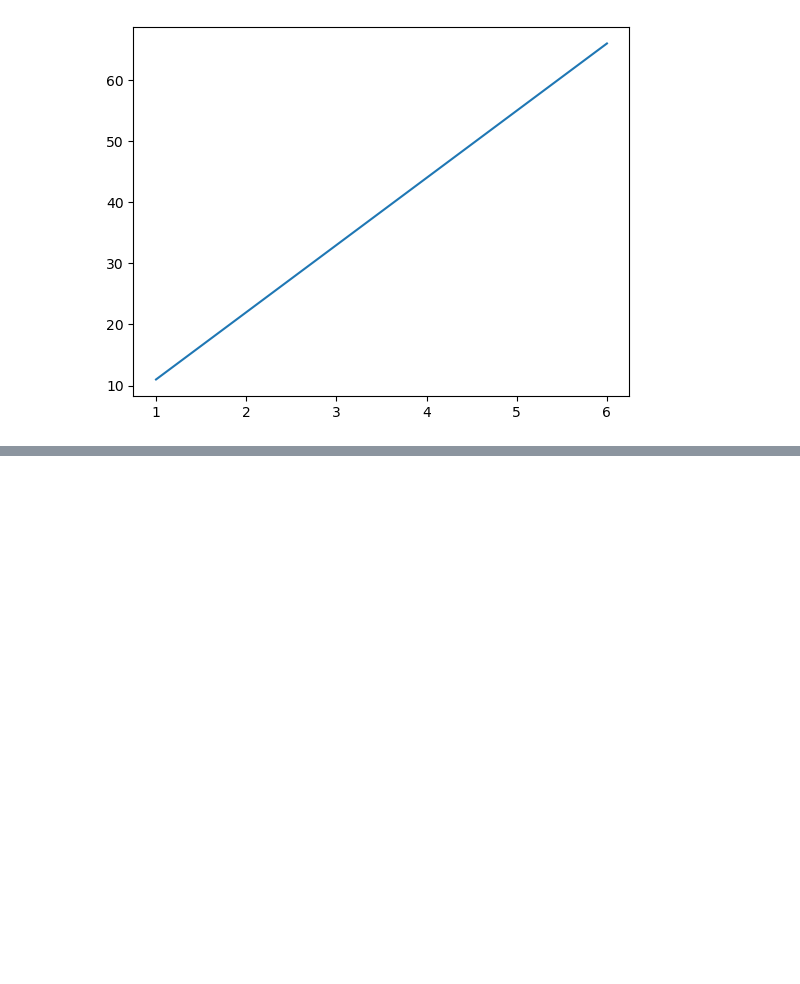
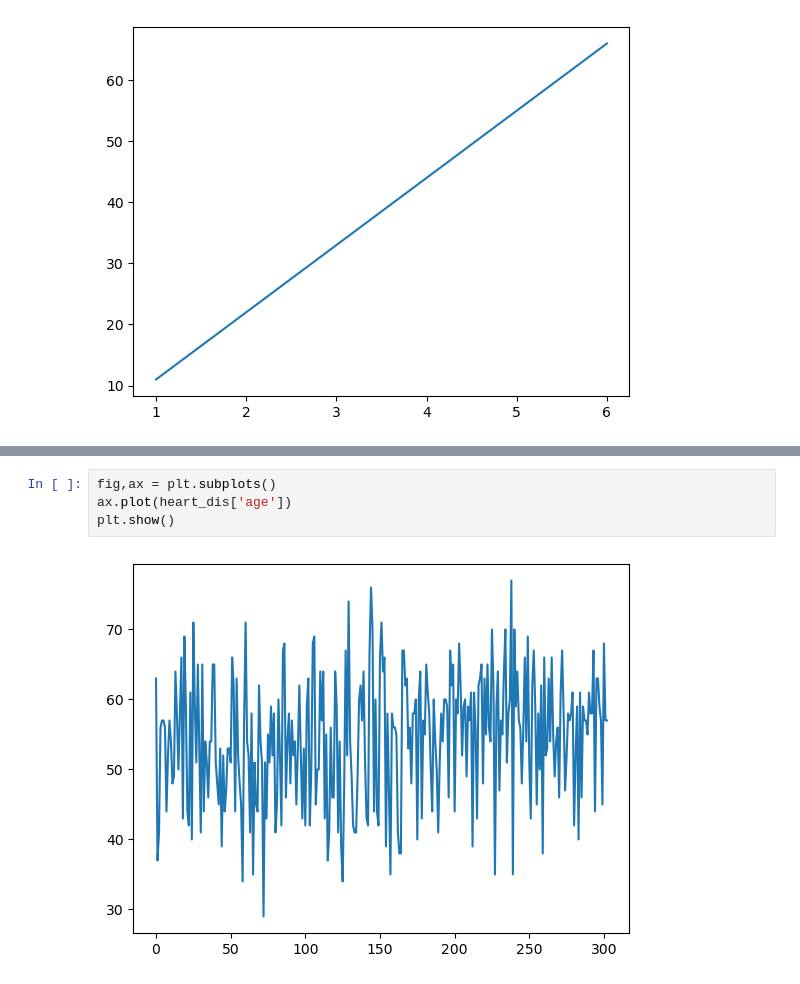
Before and after one commit to safeer-maker/Zero-to-Mastery-in-Machine-Learning, a Jupyter notebook: Matplotlib working.ipynb, the cells around one changed output, grey strips where cells are left out. Drawn from its saved outputs; the diff is of its cells as text; blank space fills up the shorter version.

```diff
--- a/Matplotlib working.ipynb
+++ b/Matplotlib working.ipynb
@@ -59,0 +61,6 @@ ax.plot(arr[0],arr[1]//2,   '.');
+# %%
+fig,ax = plt.subplots()
+ax.plot(heart_dis['age'])
+plt.show()
+# %% [output]
+[figure, added]
```
Also changed, not shown: parts of 10 cells of this notebook, 1 other file.
